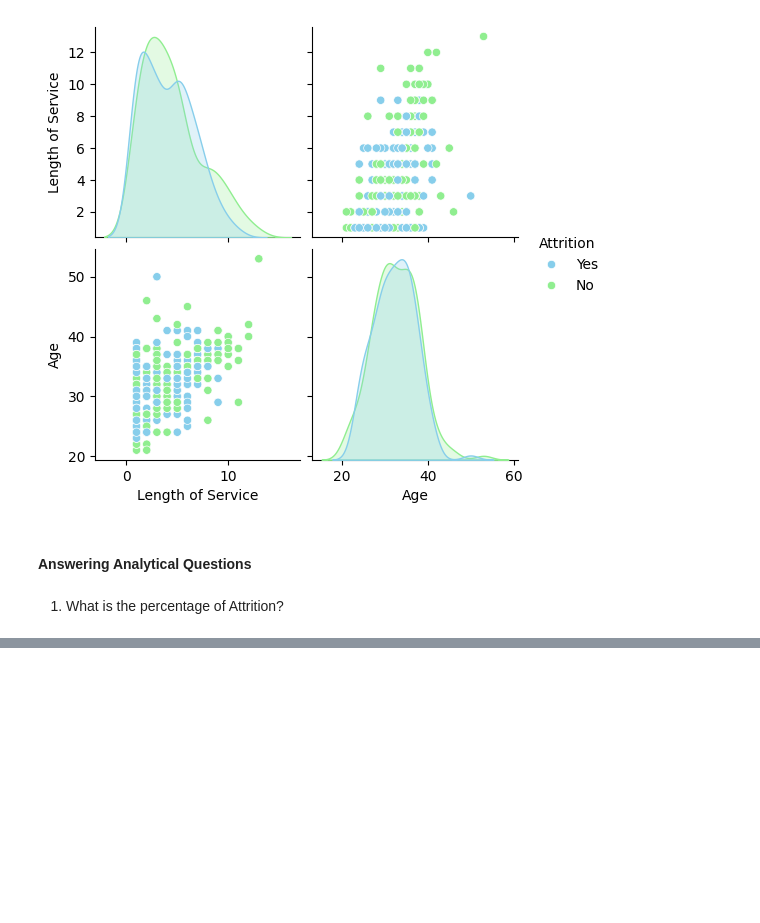
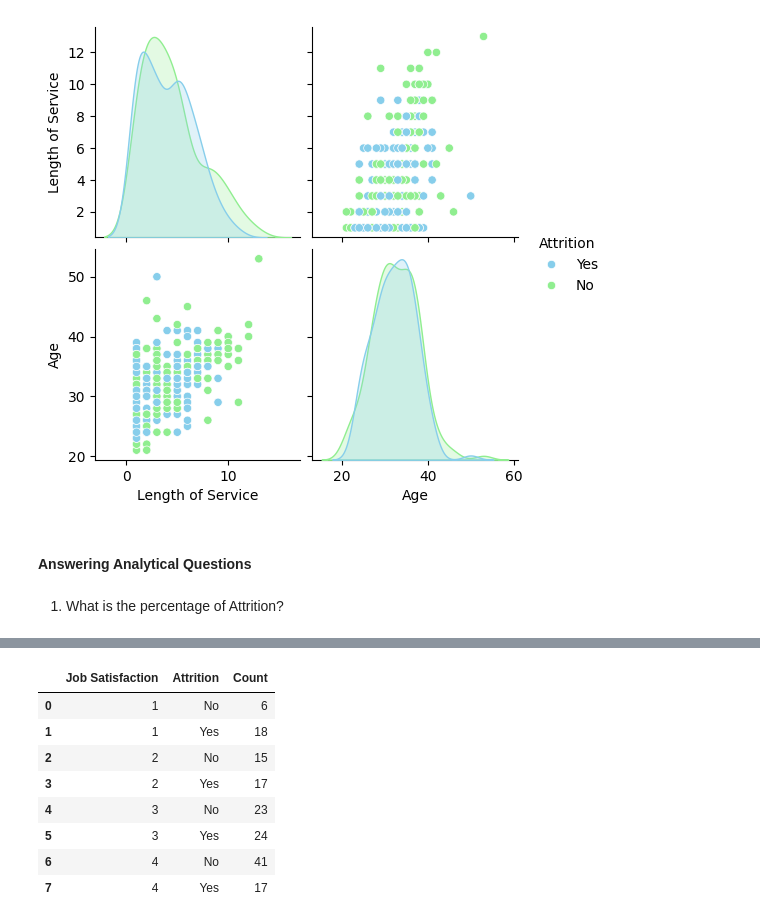
Before and after one commit to AndyMortey/Employee-Attrition-Predictor, a Jupyter notebook: notebook.ipynb, the cells around one changed output, grey strips where cells are left out. Cells and saved outputs as stored; diff of their text form; code cells hidden in the pictures; blank space fills up the shorter version.

```diff
--- a/notebook.ipynb
+++ b/notebook.ipynb
@@ -256,0 +283,12 @@ Text(0.5, 1.0, 'The Attrition distribution')
+# %%
+after_three_years[['Job Satisfaction', 'Attrition']].groupby(['Job Satisfaction', 'Attrition'])['Attrition'].count().rename('Count').reset_index()
+# %% [output]
+|  | Job Satisfaction | Attrition | Count |
+| 0 | 1 | No | 6 |
+| 1 | 1 | Yes | 18 |
+| 2 | 2 | No | 15 |
+| 3 | 2 | Yes | 17 |
+| 4 | 3 | No | 23 |
+| 5 | 3 | Yes | 24 |
+| 6 | 4 | No | 41 |
+| 7 | 4 | Yes | 17 |
```
Also changed, not shown: parts of 9 cells of this notebook.
